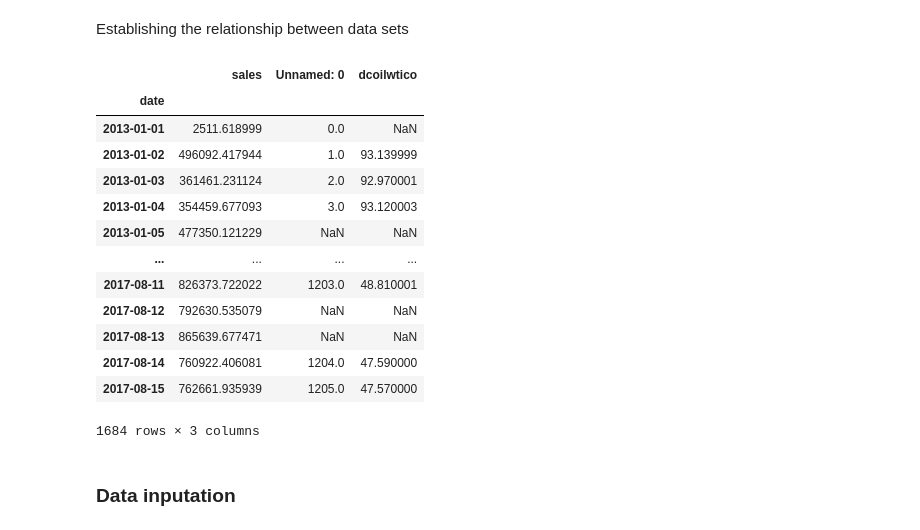
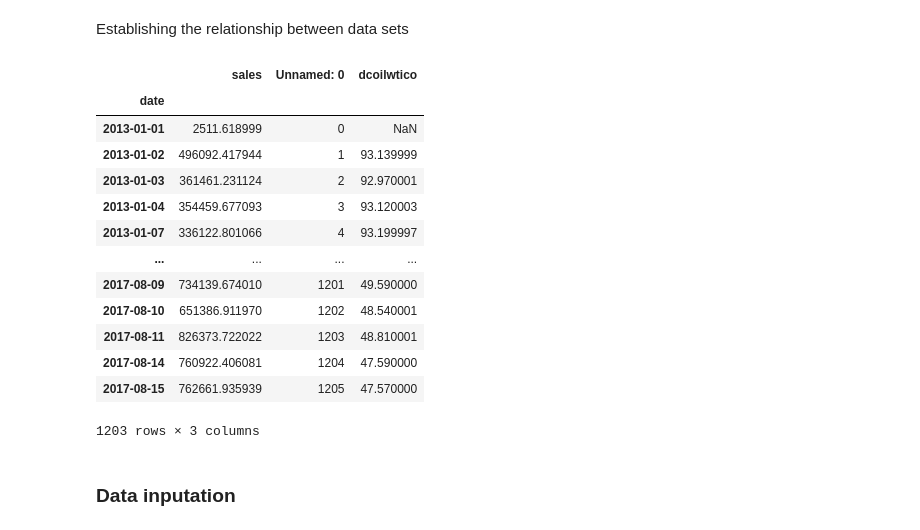
Before and after one commit to BrianBassey37/Data_Science_Projects, a Jupyter notebook: notebooks/RegressionNotebook.ipynb, the cells around one changed output. Cells and saved outputs as stored; diff of their text form; code cells hidden in the pictures.

```diff
--- a/notebooks/RegressionNotebook.ipynb
+++ b/notebooks/RegressionNotebook.ipynb
@@ -165,0 +118,3 @@ Transactions_Data.head()
+# %%
+oil_data = pd.read_csv('Csv_files\oil_data.csv')
+oil_data.head()
@@ -165,0 +148,3 @@ Transactions_Data.head()
+# %%
+train_data = pd.read_csv('Csv_files\\train_data.csv')
+train_data.head()
@@ -593,26 +595,26 @@ test_data['date'] = pd.to_datetime(test_data['date'])
 # %% [markdown]
 Establishing the relationship between data sets
 # %%
-Sales_data = train_data.groupby('date').sales.sum().reset_index()
+sales_data = train_data.groupby('date').sales.sum().reset_index()
 # %%
-oil_sales_data = pd.merge(Sales_data, oil_data, on='date', how='left')
+oil_sales_data = pd.merge(sales_data, oil_data, on='date')
 oil_sales_data = oil_sales_data.set_index('date')
 oil_sales_data
 # %% [output]
 |  | sales | Unnamed: 0 | dcoilwtico |
 | date |  |  |  |
-| 2013-01-01 | 2511.618999 | 0.0 | NaN |
-| 2013-01-02 | 496092.417944 | 1.0 | 93.139999 |
-| 2013-01-03 | 361461.231124 | 2.0 | 92.970001 |
-| 2013-01-04 | 354459.677093 | 3.0 | 93.120003 |
-| 2013-01-05 | 477350.121229 | NaN | NaN |
+| 2013-01-01 | 2511.618999 | 0 | NaN |
+| 2013-01-02 | 496092.417944 | 1 | 93.139999 |
+| 2013-01-03 | 361461.231124 | 2 | 92.970001 |
+| 2013-01-04 | 354459.677093 | 3 | 93.120003 |
+| 2013-01-07 | 336122.801066 | 4 | 93.199997 |
 | ... | ... | ... | ... |
-| 2017-08-11 | 826373.722022 | 1203.0 | 48.810001 |
-| 2017-08-12 | 792630.535079 | NaN | NaN |
-| 2017-08-13 | 865639.677471 | NaN | NaN |
-| 2017-08-14 | 760922.406081 | 1204.0 | 47.590000 |
-| 2017-08-15 | 762661.935939 | 1205.0 | 47.570000 |
+| 2017-08-09 | 734139.674010 | 1201 | 49.590000 |
+| 2017-08-10 | 651386.911970 | 1202 | 48.540001 |
+| 2017-08-11 | 826373.722022 | 1203 | 48.810001 |
+| 2017-08-14 | 760922.406081 | 1204 | 47.590000 |
+| 2017-08-15 | 762661.935939 | 1205 | 47.570000 |
-1684 rows × 3 columns
+1203 rows × 3 columns
 # %% [markdown]
 ### Data inputation
 # %% [markdown]
```
Also changed, not shown: parts of 62 cells of this notebook.
